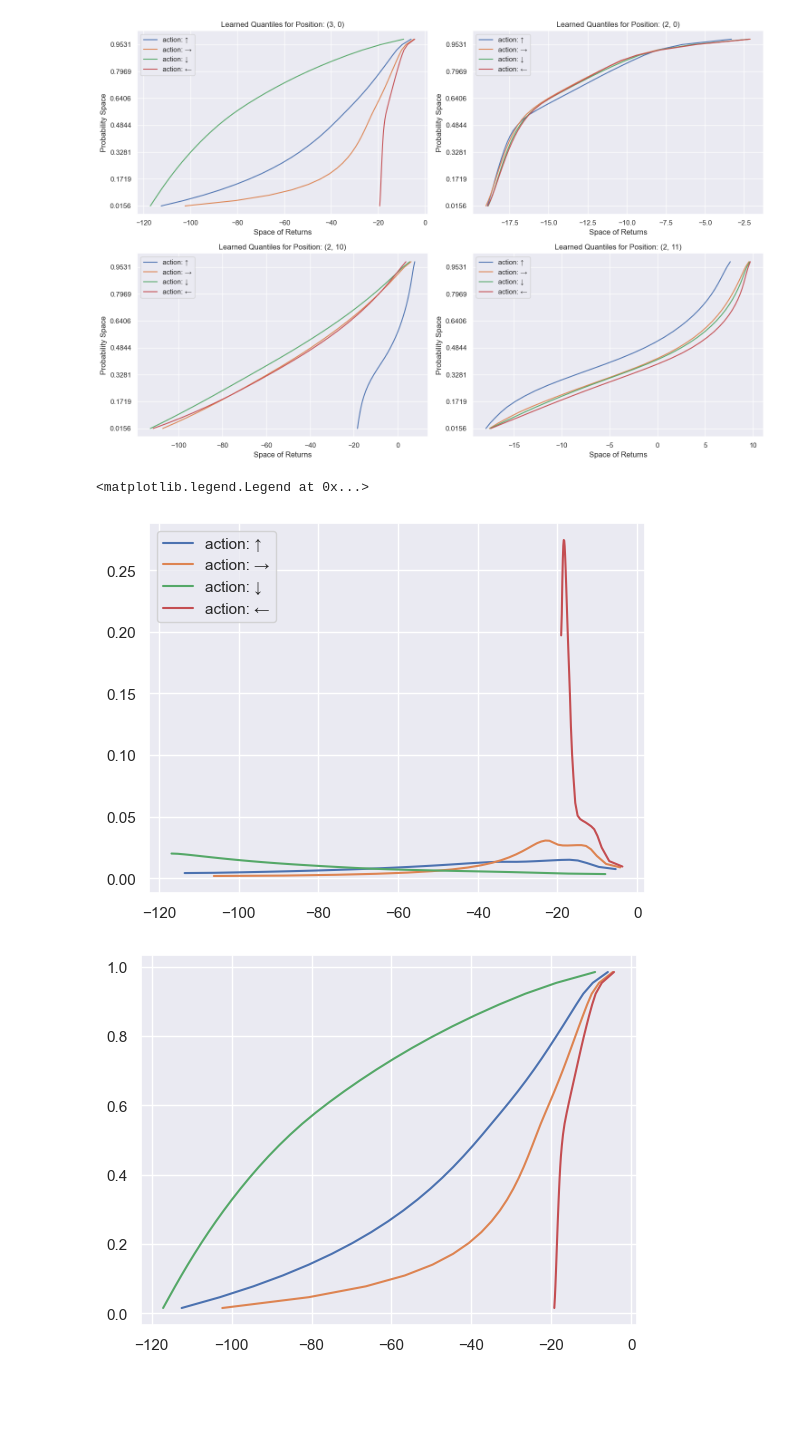
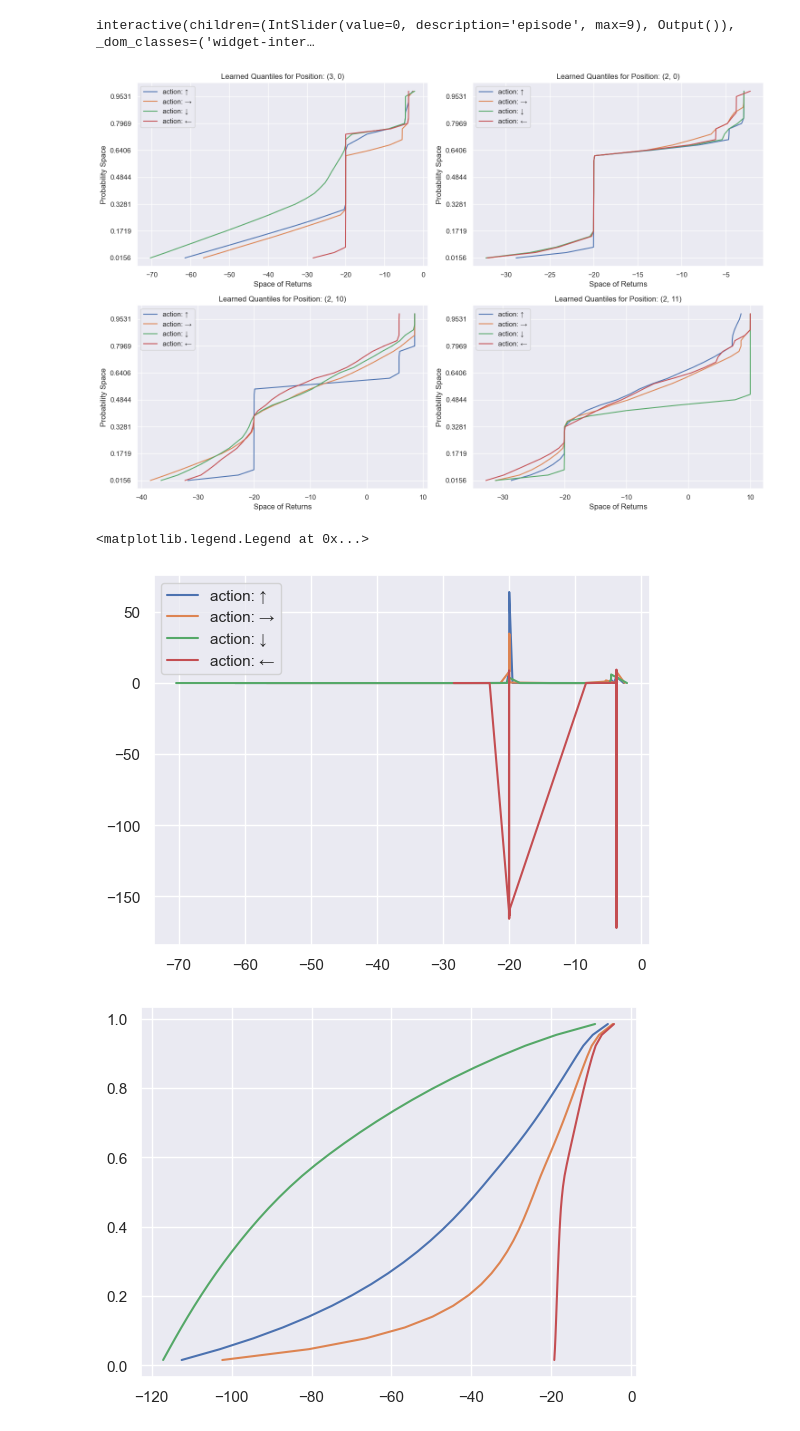
Before and after one commit to AlecHero/QuantileRegressionProject, a Jupyter notebook: tabular qr.ipynb, the cells around one changed output. Saved outputs shown, nothing was run; the diff lists cells and outputs as text; code cells hidden in the pictures; blank space fills up the shorter version.

```diff
--- a/tabular qr.ipynb
+++ b/tabular qr.ipynb
@@ -45,7 +47,7 @@ KeyboardInterrupt:
 # %%
 from dist_run import load_experiment
 
-experiment_name = "CliffCustom-v1_2409_2333"
+experiment_name = "CliffCustom-v1_2909_0024"
 params, tables = load_experiment(experiment_name)
 tables = tables[0] # Run: 0
 qtables = tables.mean(-1) if params.n_quantiles > 1 else tables[-1]
@@ -51,0 +71,6 @@ qtables = tables.mean(-1) if params.n_quantiles > 1 else tables[-1]
+# %%
+from dist_plot import qr_display_episodes
+
+qr_display_episodes(tables, params, state=36)
+# %% [output]
+interactive(children=(IntSlider(value=0, description='episode', max=9), Output()), _dom_classes=('widget-inter…
@@ -65,7 +94,7 @@ for i, pos in enumerate([(3, 0), (2, 0), (2, 10), (2, 11)]):
     ax = axes[i]
     state = np.ravel_multi_index(pos, params.map_size)
 
-    for j, quantiles in enumerate(qtables[0,-1,state]):
+    for j, quantiles in enumerate(tables[-1,state]):
         ax.plot(quantiles, tau, label=f"action: {arrow_directions[j]}")
 
     ax.set_title(f"Learned Quantiles for Position: {pos}")
@@ -77,17 +106,17 @@ for i, pos in enumerate([(3, 0), (2, 0), (2, 10), (2, 11)]):
 plt.tight_layout()
 plt.show()
 # %% [output]
-[figure, old version]
+[figure, new version]
 # %%
 arrow_directions = {0: "↑", 1: "→", 2: "↓", 3: "←"}
 version = -1
 
-for j, quant in enumerate(qtables[0,version,state]):
+for j, quant in enumerate(tables[version,state]):
     plt.plot(quant, np.gradient(tau, quant), label=f"action: {arrow_directions[j]}")
 plt.legend()
 # %% [output]
 <matplotlib.legend.Legend at 0x...>
-[figure, old version]
+[figure, new version]
 # %%
 state = np.ravel_multi_index((3,0), params.map_size)
 tau = ((2 * np.arange(params.n_quantiles) + 1) / (2.0 * params.n_quantiles))
```
Also changed, not shown: parts of 3 cells of this notebook, 21 other files.
